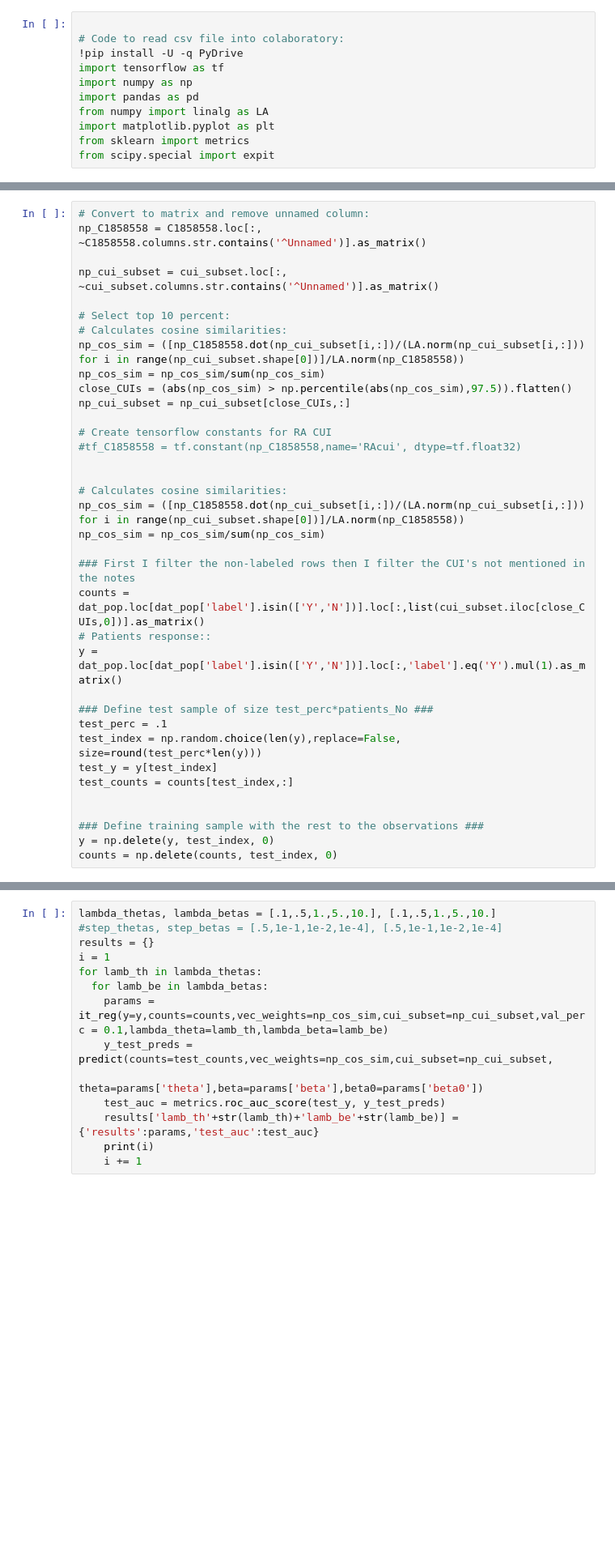
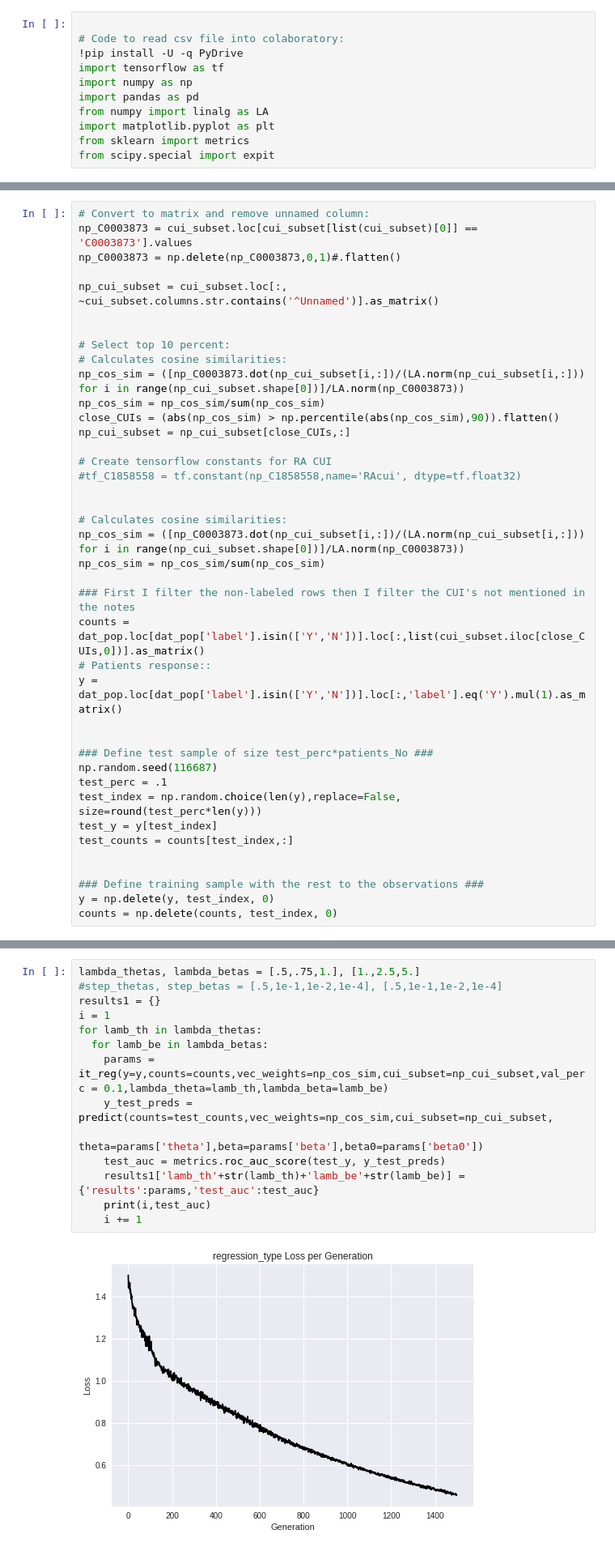
Before and after one commit to asonabend/Phenotype_prediction, a Jupyter notebook: iterative_beta_and_theta.ipynb, the cells around one changed output, grey strips where cells are left out. Shown: that part at 81% size. Saved outputs shown, nothing was run; the diff lists cells and outputs as text; blank space fills up the shorter version.

Commit message:
tuning params loops

```diff
--- a/iterative_beta_and_theta.ipynb
+++ b/iterative_beta_and_theta.ipynb
@@ -42,15 +42,17 @@ downloaded.GetContentFile('C1858558.csv')
 C1858558 = pd.read_csv('C1858558.csv')
 # %%
 # Convert to matrix and remove unnamed column:
-np_C1858558 = C1858558.loc[:, ~C1858558.columns.str.contains('^Unnamed')].as_matrix()
+np_C0003873 = cui_subset.loc[cui_subset[list(cui_subset)[0]] == 'C0003873'].values
+np_C0003873 = np.delete(np_C0003873,0,1)#.flatten()
 
 np_cui_subset = cui_subset.loc[:, ~cui_subset.columns.str.contains('^Unnamed')].as_matrix()
 
+
 # Select top 10 percent:
 # Calculates cosine similarities:
-np_cos_sim = ([np_C1858558.dot(np_cui_subset[i,:])/(LA.norm(np_cui_subset[i,:])) for i in range(np_cui_subset.shape[0])]/LA.norm(np_C1858558))
+np_cos_sim = ([np_C0003873.dot(np_cui_subset[i,:])/(LA.norm(np_cui_subset[i,:])) for i in range(np_cui_subset.shape[0])]/LA.norm(np_C0003873))
 np_cos_sim = np_cos_sim/sum(np_cos_sim)
-close_CUIs = (abs(np_cos_sim) > np.percentile(abs(np_cos_sim),97.5)).flatten()
+close_CUIs = (abs(np_cos_sim) > np.percentile(abs(np_cos_sim),90)).flatten()
 np_cui_subset = np_cui_subset[close_CUIs,:]
 
 # Create tensorflow constants for RA CUI
@@ -58,7 +60,7 @@ np_cui_subset = np_cui_subset[close_CUIs,:]
 
 
 # Calculates cosine similarities:
-np_cos_sim = ([np_C1858558.dot(np_cui_subset[i,:])/(LA.norm(np_cui_subset[i,:])) for i in range(np_cui_subset.shape[0])]/LA.norm(np_C1858558))
+np_cos_sim = ([np_C0003873.dot(np_cui_subset[i,:])/(LA.norm(np_cui_subset[i,:])) for i in range(np_cui_subset.shape[0])]/LA.norm(np_C0003873))
 np_cos_sim = np_cos_sim/sum(np_cos_sim)
 
 ### First I filter the non-labeled rows then I filter the CUI's not mentioned in the notes
@@ -66,7 +68,9 @@ counts = dat_pop.loc[dat_pop['label'].isin(['Y','N'])].loc[:,list(cui_subset.ilo
 # Patients response::
 y = dat_pop.loc[dat_pop['label'].isin(['Y','N'])].loc[:,'label'].eq('Y').mul(1).as_matrix()
 
+
 ### Define test sample of size test_perc*patients_No ###
+np.random.seed(116687)
 test_perc = .1
 test_index = np.random.choice(len(y),replace=False, size=round(test_perc*len(y)))
 test_y = y[test_index]
@@ -328,16 +344,18 @@ def predict(counts,
   results = sess.run(model_output)
   return(results)
 # %%
-lambda_thetas, lambda_betas = [.1,.5,1.,5.,10.], [.1,.5,1.,5.,10.]
+lambda_thetas, lambda_betas = [.5,.75,1.], [1.,2.5,5.]
 #step_thetas, step_betas = [.5,1e-1,1e-2,1e-4], [.5,1e-1,1e-2,1e-4]
-results = {}
+results1 = {}
 i = 1
 for lamb_th in lambda_thetas:
   for lamb_be in lambda_betas:
     params = it_reg(y=y,counts=counts,vec_weights=np_cos_sim,cui_subset=np_cui_subset,val_perc = 0.1,lambda_theta=lamb_th,lambda_beta=lamb_be)
     y_test_preds = predict(counts=test_counts,vec_weights=np_cos_sim,cui_subset=np_cui_subset,
                        theta=params['theta'],beta=params['beta'],beta0=params['beta0'])
     test_auc = metrics.roc_auc_score(test_y, y_test_preds)
-    results['lamb_th'+str(lamb_th)+'lamb_be'+str(lamb_be)] = {'results':params,'test_auc':test_auc}
-    print(i)
+    results1['lamb_th'+str(lamb_th)+'lamb_be'+str(lamb_be)] = {'results':params,'test_auc':test_auc}
+    print(i,test_auc)
     i += 1
+# %% [output]
+[figure, added]
```
Also changed, not shown: parts of 11 cells of this notebook.
